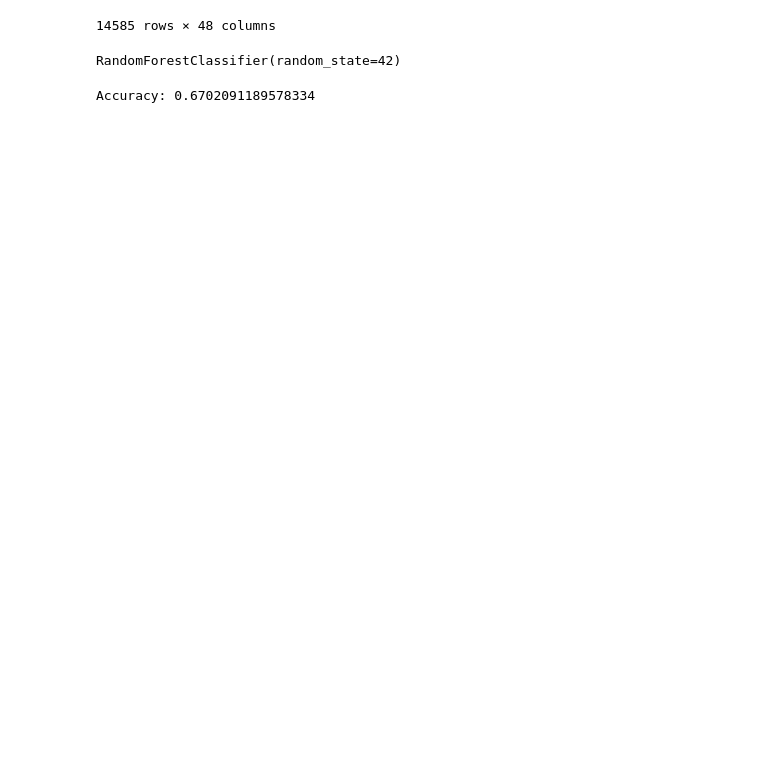
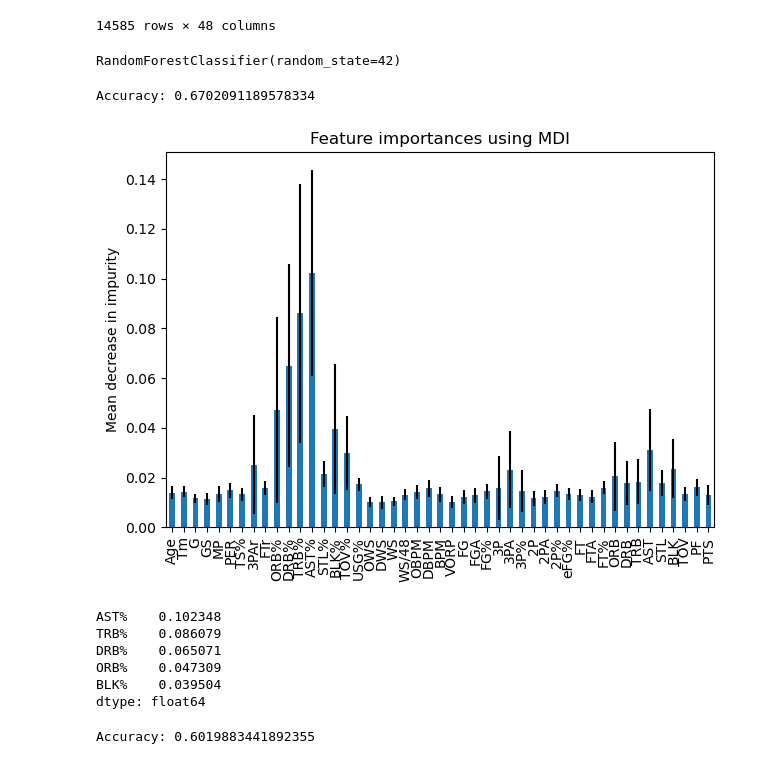
Before and after one commit to shinwookim/NBAPositionify, a Jupyter notebook: new_notebook.ipynb, the cells around one changed output. Saved outputs shown, nothing was run; the diff lists cells and outputs as text; code cells hidden in the pictures; blank space fills up the shorter version.

```diff
--- a/new_notebook.ipynb
+++ b/new_notebook.ipynb
@@ -55,3 +55,40 @@ accuracy = accuracy_score(y_test, y_pred)
 print("Accuracy:", accuracy)
 # %% [output]
 Accuracy: 0.6702091189578334
+# %%
+importances = rf.feature_importances_
+std = np.std([tree.feature_importances_ for tree in rf.estimators_], axis=0)
+forest_importances = pd.Series(importances, index=list(X.columns))
+fig, ax = plt.subplots()
+ax.set_title("Feature importances using MDI")
+ax.set_ylabel("Mean decrease in impurity")
+forest_importances.plot.bar(yerr=std, ax=ax)
+fig.tight_layout()
+# %% [output]
+[figure, added]
+# %%
+print(forest_importances.sort_values(ascending=False).head(5))
+# %% [output]
+AST%    0.102348
+TRB%    0.086079
+DRB%    0.065071
+ORB%    0.047309
+BLK%    0.039504
+dtype: float64
+# %%
+# seasons_stats.dropna(how='all',axis=0)
+seasons_stats = pd.read_csv("./data/Seasons_Stats.csv")
+seasons_stats.drop(['Unnamed: 0', 'blanl', 'blank2'], axis=1, inplace=True)
+seasons_stats.dropna(inplace=True)
+seasons_stats.drop(['Year', 'Player'], axis=1, inplace=True)
+y = seasons_stats['Pos']
+y = le.fit_transform(y)
+X = seasons_stats[['AST%', 'TRB%', 'DRB%', 'ORB%', 'BLK%']]
+X_train, X_test, y_train, y_test = train_test_split(X, y, test_size=0.2, random_state=42)
+rf = RandomForestClassifier(n_estimators=100, random_state=1)
+rf.fit(X_train, y_train)
+y_pred = rf.predict(X_test)
+accuracy = accuracy_score(y_test, y_pred)
+print("Accuracy:", accuracy)
+# %% [output]
+Accuracy: 0.6019883441892355
```
Also changed, not shown: parts of 4 cells of this notebook.
